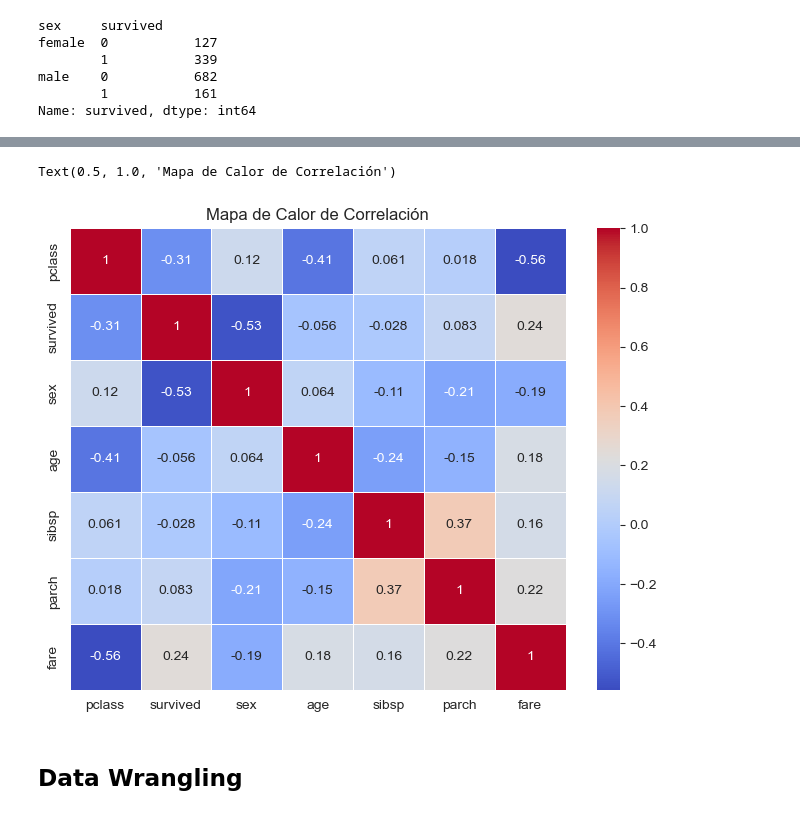
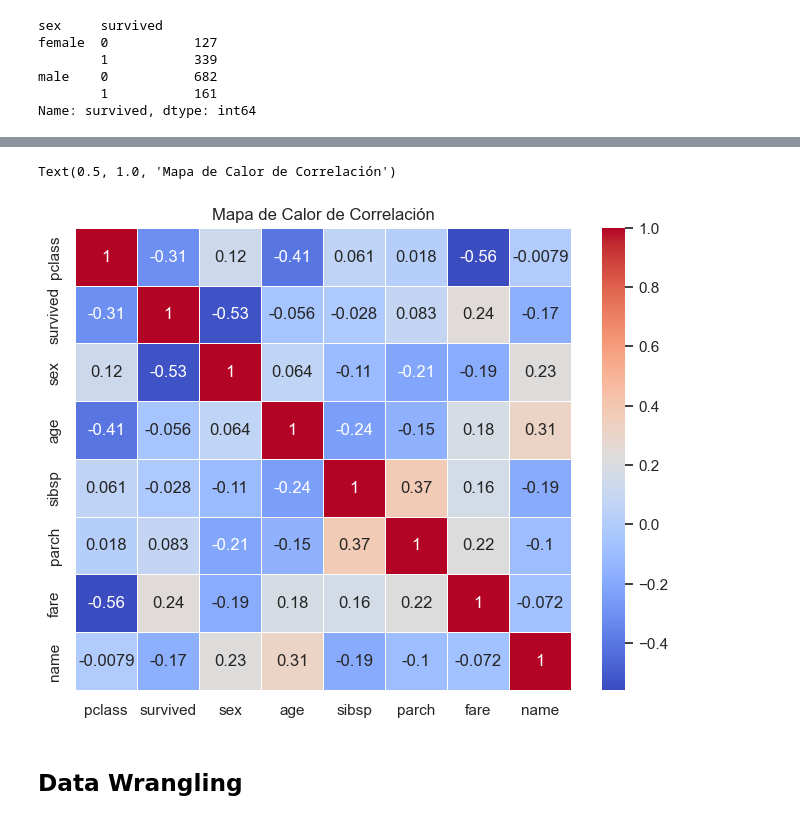
Before and after one commit to FranFer03/data_science, a Jupyter notebook: Data storytelling/Fernández Francisco - La Travesía del Titanic a través de los Datos.ipynb, the cells around one changed output, grey strips where cells are left out. Saved outputs shown, nothing was run; the diff lists cells and outputs as text; code cells hidden in the pictures.

```diff
--- a/Data storytelling/Fernández Francisco - La Travesía del Titanic a través de los Datos.ipynb
+++ b/Data storytelling/Fernández Francisco - La Travesía del Titanic a través de los Datos.ipynb
@@ -194,7 +173,7 @@ Se pude comprobar que el dataset **contiene datos nulos**. Por lo tanto seria ne
 # %% [markdown]
 Para el analisis no se tendran en cuenta el nombre,cabina,bote,identificación del cuepo,destino y el numero de ticket. Por lo tanto se precedera a elimiar del dataset a estos campos.
 # %%
-data = data.drop(columns=["name","cabin","boat","body","home.dest","ticket"])
+data = data.drop(columns=["cabin","boat","body","home.dest","ticket"])
 # %% [markdown]
 ### Graficas
 
@@ -286,4 +354,4 @@ Name: age, dtype: float64
 label_encoder = LabelEncoder()
 data["sex"] = label_encoder.fit_transform(data["sex"])
 data["embarked"] = label_encoder.fit_transform(data["embarked"])
-data.head()
+data["name"] = label_encoder.fit_transform(data["name"])
@@ -297,11 +358,11 @@ data.head()
 # %%
-correlation_matrix = data[['pclass', 'survived', 'sex', 'age', 'sibsp', 'parch', 'fare']].corr()
+correlation_matrix = data[['pclass', 'survived', 'sex', 'age', 'sibsp', 'parch', 'fare','name']].corr()
 plt.figure(figsize=(8, 6))
 sns.heatmap(correlation_matrix, annot=True, cmap="coolwarm", linewidths=0.5)
 plt.title("Mapa de Calor de Correlación")
 # %% [output]
 Text(0.5, 1.0, 'Mapa de Calor de Correlación')
-[figure, old version]
+[figure, new version]
 # %% [markdown]
 ## **Data Wrangling**
 # %%
```
Also changed, not shown: parts of 29 cells of this notebook.
